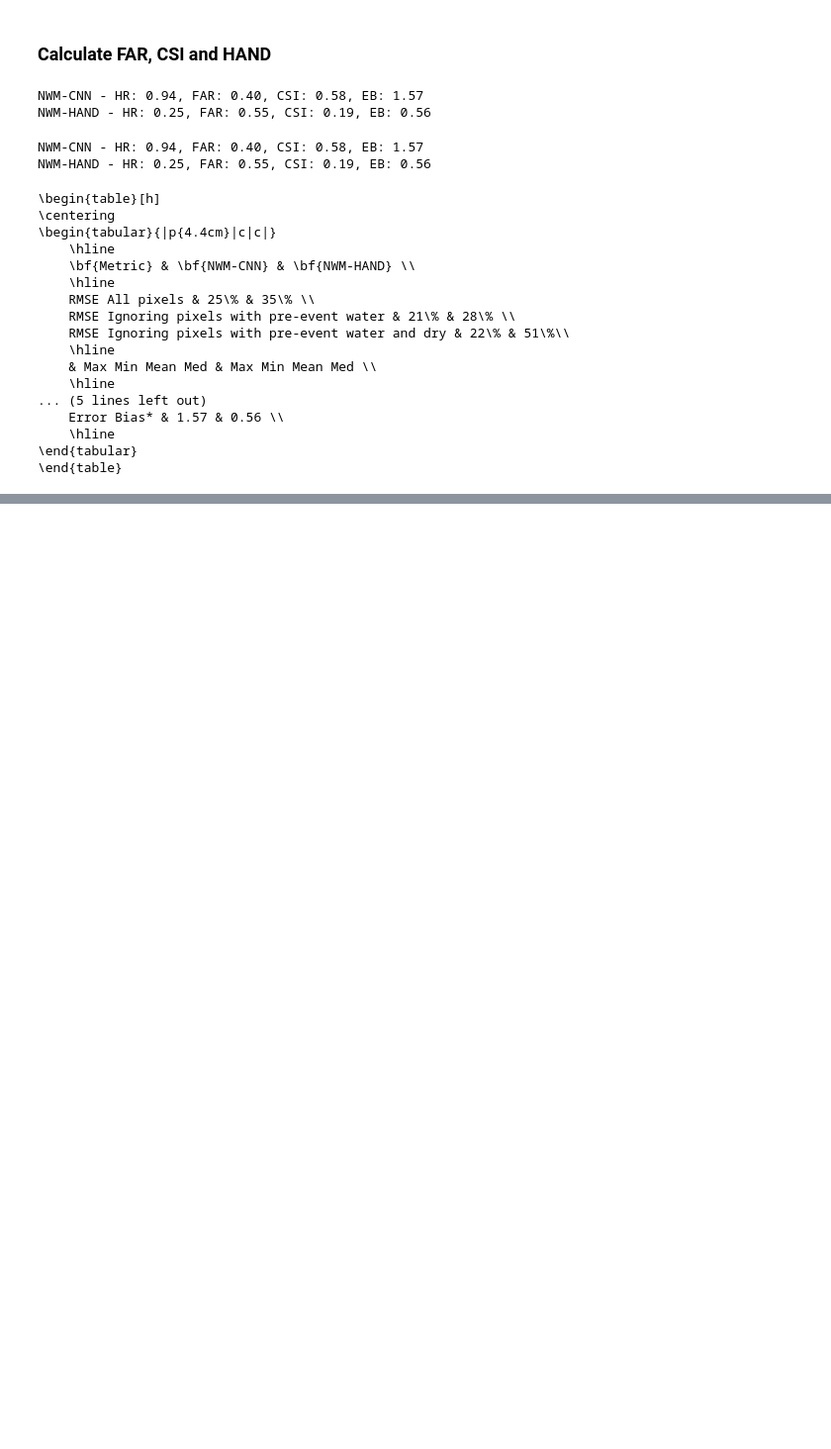
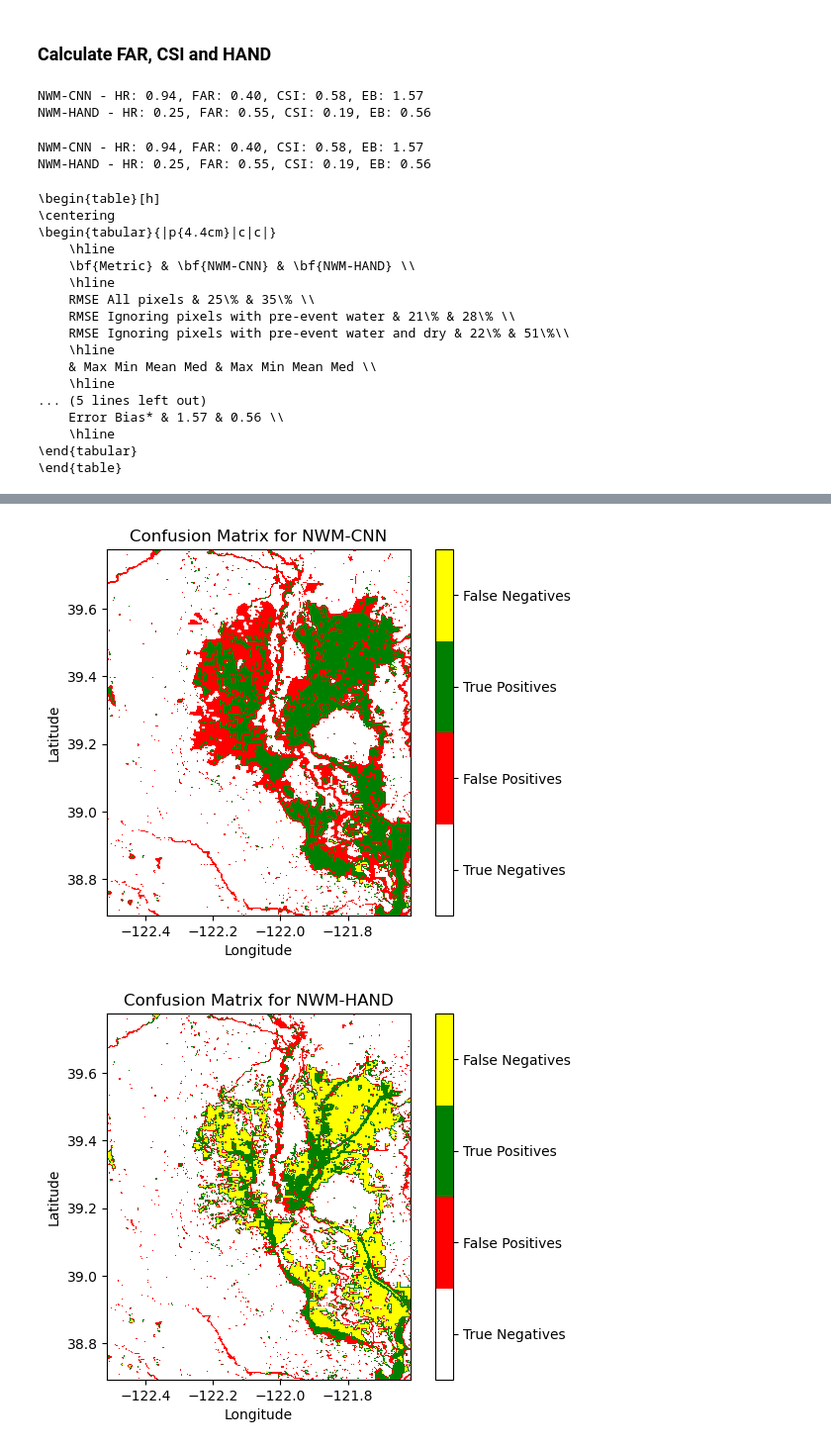
Before and after one commit to jmframe/NWM-CNN_california_AR_2023, a Jupyter notebook: table1.ipynb, the cells around one changed output, grey strips where cells are left out. Shown: that part at 99% size. Cells and saved outputs as stored; diff of their text form; code cells hidden in the pictures; blank space fills up the shorter version.

```diff
--- a/table1.ipynb
+++ b/table1.ipynb
@@ -2,7 +2,6 @@
 import numpy as np
 import rasterio
 from rasterio.warp import calculate_default_transform, reproject
-from resample_tools import warp_image
 from rasterio.warp import Resampling
 import matplotlib.pyplot as plt
 import matplotlib.lines as mlines
@@ -13,3 +12,9 @@ import matplotlib.lines as mlines
 LOC_DATA_DIR = "../2023_nwm_cnn_california/"
 
 STATS_DIR = f"{LOC_DATA_DIR}images_for_sacramento_stats/"
+
+DO_RESAMPLE = False
+if DO_RESAMPLE:
+    from resample_tools import warp_image
+else:
+    print("Will not perform any resampling")
@@ -654,0 +672,52 @@ plt.close()
+# %%
+import rasterio
+import rasterio.plot
+import matplotlib.pyplot as plt
+import matplotlib.colors as mcolors
+import numpy as np
+data1_cnn_path = f"{STATS_DIR}NWM-CNN_20230106_20230114.tif"
+data1_hand_path = f"{STATS_DIR}NWM-HAND.tif"
+data2_path = f"{STATS_DIR}CA_S1.tif"
+
+def plot_confusion_matrix(data1_file, data2_file, pred_threshold, true_threshold, title):
+    with rasterio.open(data1_file) as src1:
+        data1 = src1.read(1)
+        transform = src1.transform
+
+    with rasterio.open(data2_file) as src2:
+        data2 = src2.read(1)
+
+    true_labels = np.where(data2 >= true_threshold, 1, 0)
+    predicted_labels = np.where(data1 > pred_threshold, 1, 0)
+
+    TP = (predicted_labels == 1) & (true_labels == 1)
+    FP = (predicted_labels == 1) & (true_labels == 0)
+    TN = (predicted_labels == 0) & (true_labels == 0)
+    FN = (predicted_labels == 0) & (true_labels == 1)
+
+    cmap = mcolors.ListedColormap(['white', 'red', 'green', 'yellow'])
+    bounds = [0, 1, 2, 3, 4]
+    norm = mcolors.BoundaryNorm(bounds, cmap.N)
+
+    confusion_matrix = np.zeros_like(predicted_labels, dtype=int)
+    confusion_matrix[TP] = 2
+    confusion_matrix[FP] = 1
+    confusion_matrix[TN] = 0
+    confusion_matrix[FN] = 3
+
+    fig, ax = plt.subplots()
+    cax = ax.imshow(confusion_matrix, cmap=cmap, norm=norm, extent=rasterio.plot.plotting_extent(src1))
+
+    cbar = fig.colorbar(cax, ticks=[0.5, 1.5, 2.5, 3.5])
+    cbar.ax.set_yticklabels(['True Negatives', 'False Positives', 'True Positives', 'False Negatives'])
+
+    plt.title(title)
+    plt.xlabel('Longitude')
+    plt.ylabel('Latitude')
+    plt.show()
+
+plot_confusion_matrix(data1_cnn_path, data2_path, 2, 2, "Confusion Matrix for NWM-CNN")
+plot_confusion_matrix(data1_hand_path, data2_path, 2, 2, "Confusion Matrix for NWM-HAND")
+# %% [output]
+[figure, added]
+[figure, added]
```
Also changed, not shown: parts of 11 cells of this notebook, 5 other files.
